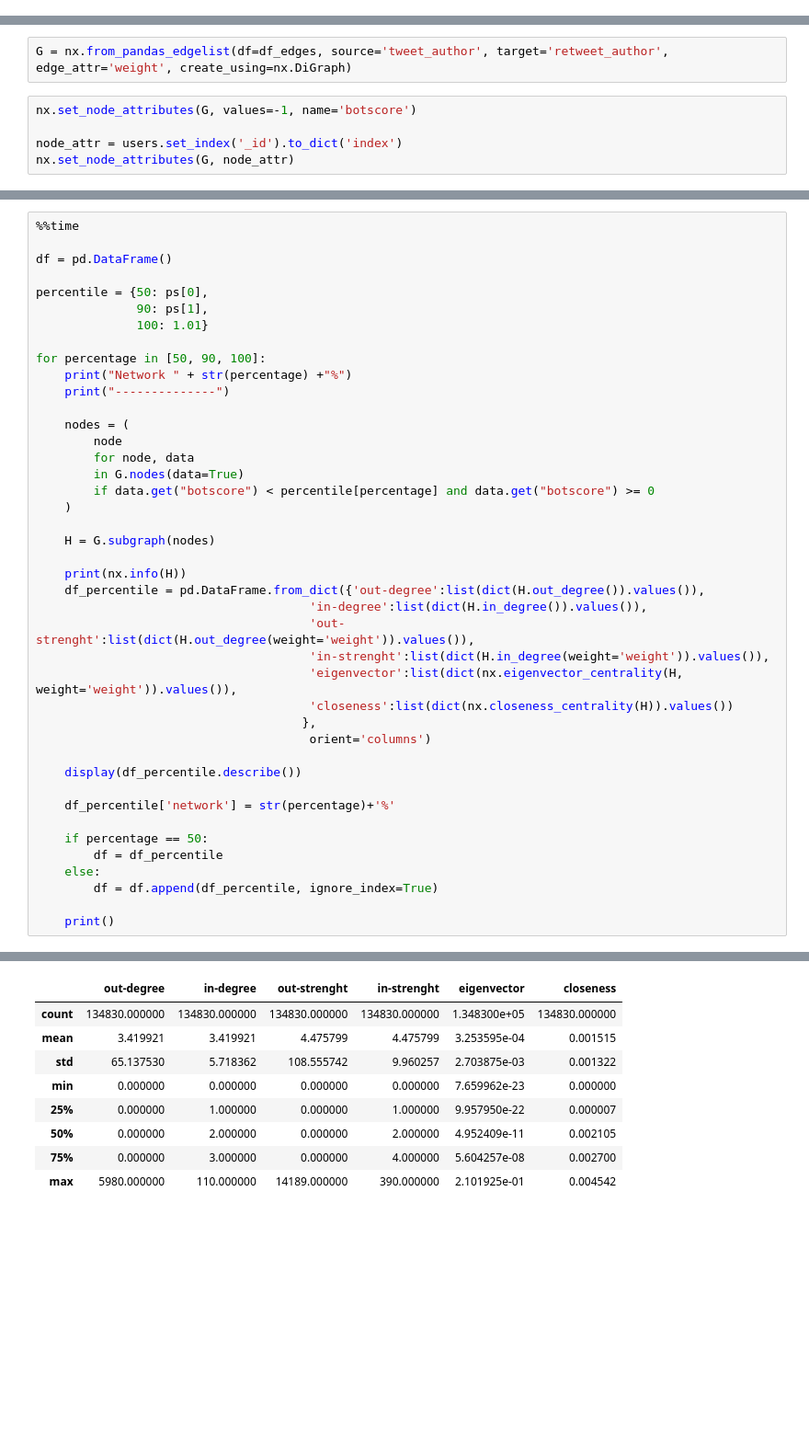
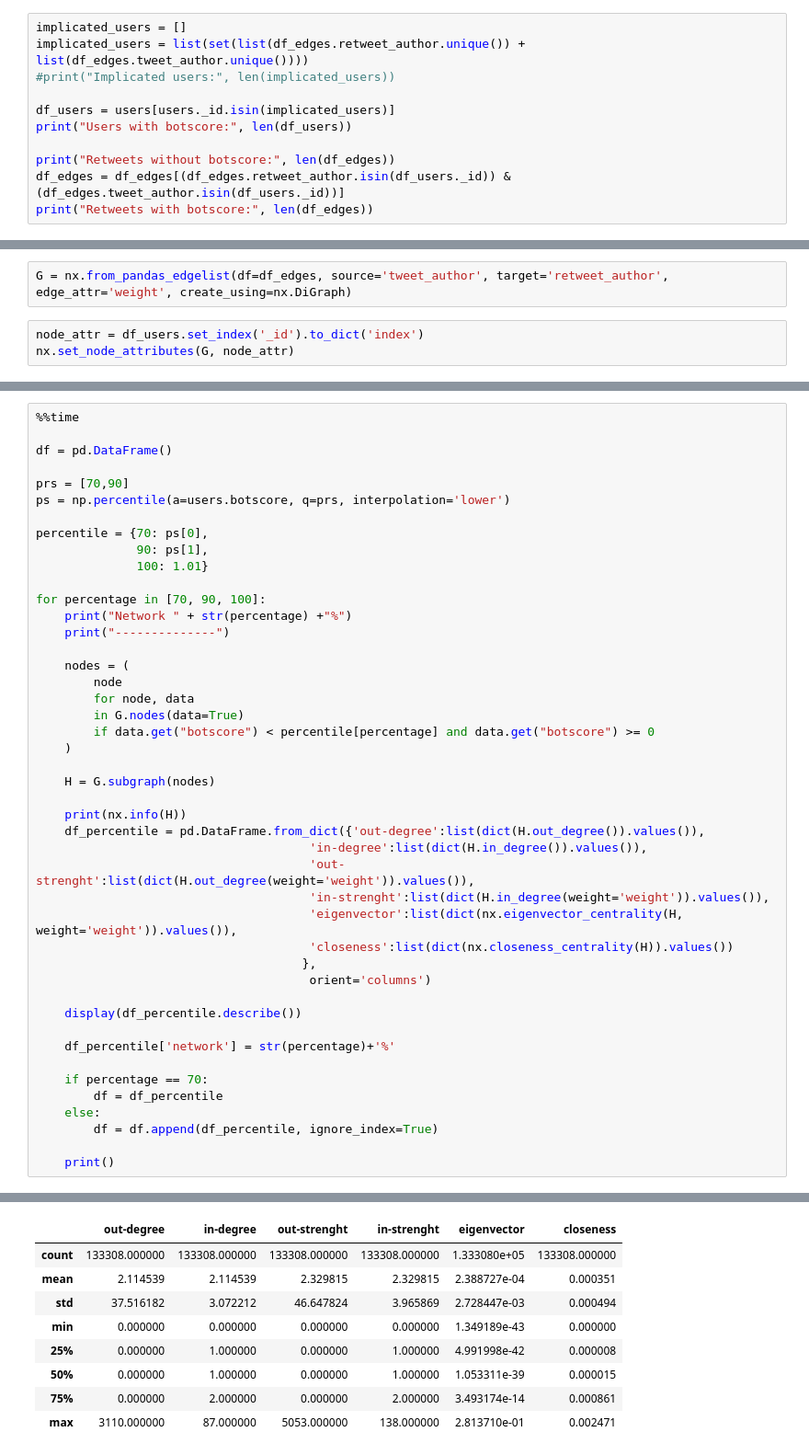
Before and after one commit to javier-pg/botbusters-spanish-general-elections-network-analysis, a Jupyter notebook: code/3.DataDescription.ipynb, the cells around one changed output, grey strips where cells are left out. Shown: that part at 92% size. Saved outputs shown, nothing was run; the diff lists cells and outputs as text; blank space fills up the shorter version.

```diff
--- a/code/3.DataDescription.ipynb
+++ b/code/3.DataDescription.ipynb
@@ -302,3 +225,14 @@ df_edges.head(5)
 | 2 | 000000000000000000012864 | 000000000000000055086343 | 1 |
 | 3 | 000000000000000000012913 | 000000000000000198677200 | 1 |
 | 4 | 000000000000000000013519 | 000000000000000050333404 | 1 |
+# %%
+implicated_users = []
+implicated_users = list(set(list(df_edges.retweet_author.unique()) + list(df_edges.tweet_author.unique())))
+#print("Implicated users:", len(implicated_users))
+
+df_users = users[users._id.isin(implicated_users)]
+print("Users with botscore:", len(df_users))
+
+print("Retweets without botscore:", len(df_edges))
+df_edges = df_edges[(df_edges.retweet_author.isin(df_users._id)) & (df_edges.tweet_author.isin(df_users._id))]
+print("Retweets with botscore:", len(df_edges))
@@ -305,8 +243,6 @@ df_edges.head(5)
 # %%
 G = nx.from_pandas_edgelist(df=df_edges, source='tweet_author', target='retweet_author', edge_attr='weight', create_using=nx.DiGraph)
 # %%
-nx.set_node_attributes(G, values=-1, name='botscore')
-
-node_attr = users.set_index('_id').to_dict('index')
+node_attr = df_users.set_index('_id').to_dict('index')
 nx.set_node_attributes(G, node_attr)
 # %%
@@ -320,11 +303,14 @@ nx.set_node_attributes(G, node_attr)
 
 df = pd.DataFrame()
 
-percentile = {50: ps[0],
+prs = [70,90]
+ps = np.percentile(a=users.botscore, q=prs, interpolation='lower')
+
+percentile = {70: ps[0],
               90: ps[1],
               100: 1.01}
 
-for percentage in [50, 90, 100]:
+for percentage in [70, 90, 100]:
     print("Network " + str(percentage) +"%")
     print("--------------")
 
@@ -351,7 +337,7 @@ for percentage in [50, 90, 100]:
 
     df_percentile['network'] = str(percentage)+'%'
 
-    if percentage == 50:
+    if percentage == 70:
         df = df_percentile
     else:
         df = df.append(df_percentile, ignore_index=True)
@@ -369,12 +355,12 @@ Average out degree:   3.4199
 |  | out-degree | in-degree | out-strenght | in-strenght | eigenvector | closeness |
-| count | 134830.000000 | 134830.000000 | 134830.000000 | 134830.000000 | 1.348300e+05 | 134830.000000 |
-| mean | 3.419921 | 3.419921 | 4.475799 | 4.475799 | 3.253595e-04 | 0.001515 |
-| std | 65.137530 | 5.718362 | 108.555742 | 9.960257 | 2.703875e-03 | 0.001322 |
-| min | 0.000000 | 0.000000 | 0.000000 | 0.000000 | 7.659962e-23 | 0.000000 |
-| 25% | 0.000000 | 1.000000 | 0.000000 | 1.000000 | 9.957950e-22 | 0.000007 |
-| 50% | 0.000000 | 2.000000 | 0.000000 | 2.000000 | 4.952409e-11 | 0.002105 |
-| 75% | 0.000000 | 3.000000 | 0.000000 | 4.000000 | 5.604257e-08 | 0.002700 |
-| max | 5980.000000 | 110.000000 | 14189.000000 | 390.000000 | 2.101925e-01 | 0.004542 |
+| count | 133308.000000 | 133308.000000 | 133308.000000 | 133308.000000 | 1.333080e+05 | 133308.000000 |
+| mean | 2.114539 | 2.114539 | 2.329815 | 2.329815 | 2.388727e-04 | 0.000351 |
+| std | 37.516182 | 3.072212 | 46.647824 | 3.965869 | 2.728447e-03 | 0.000494 |
+| min | 0.000000 | 0.000000 | 0.000000 | 0.000000 | 1.349189e-43 | 0.000000 |
+| 25% | 0.000000 | 1.000000 | 0.000000 | 1.000000 | 4.991998e-42 | 0.000008 |
+| 50% | 0.000000 | 1.000000 | 0.000000 | 1.000000 | 1.053311e-39 | 0.000015 |
+| 75% | 0.000000 | 2.000000 | 0.000000 | 2.000000 | 3.493174e-14 | 0.000861 |
+| max | 3110.000000 | 87.000000 | 5053.000000 | 138.000000 | 2.813710e-01 | 0.002471 |
 Network 90%
 --------------
 Name:
```
Also changed, not shown: parts of 33 cells of this notebook, 16 other files.
